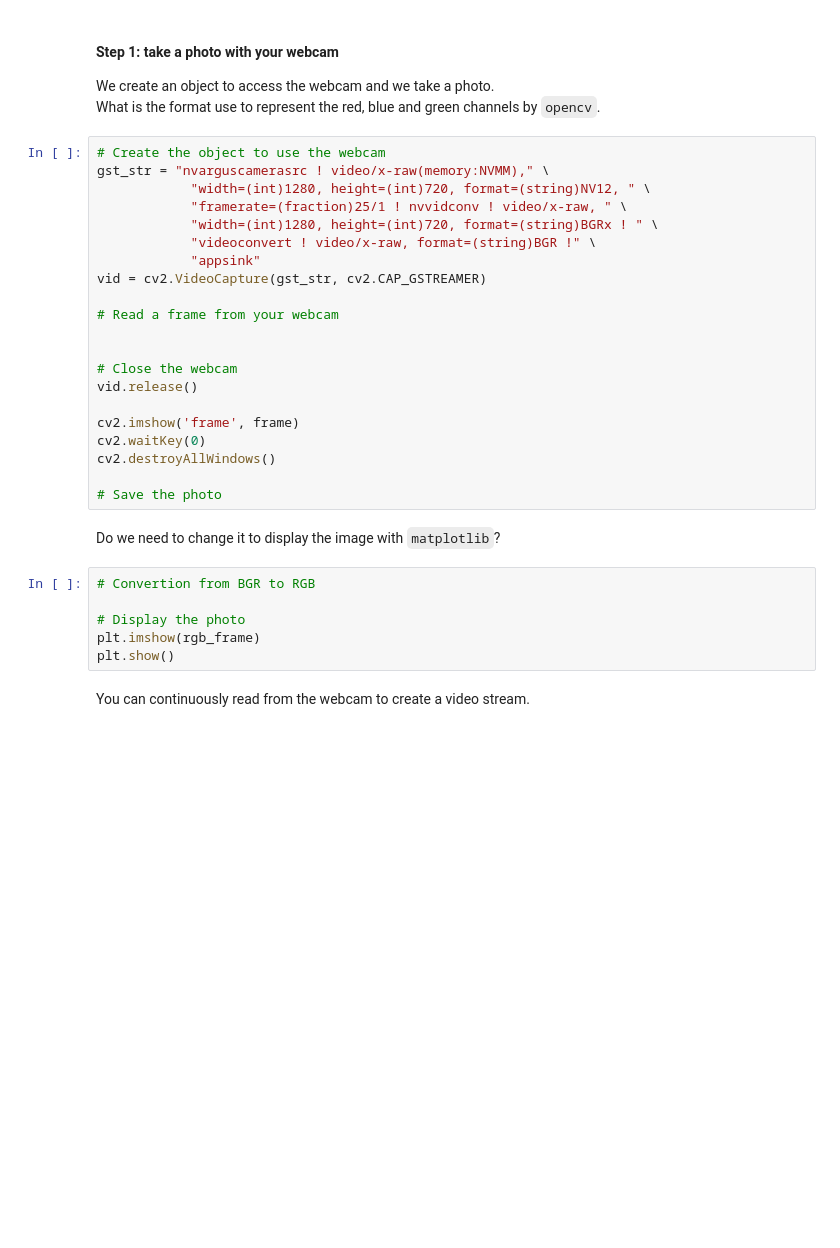
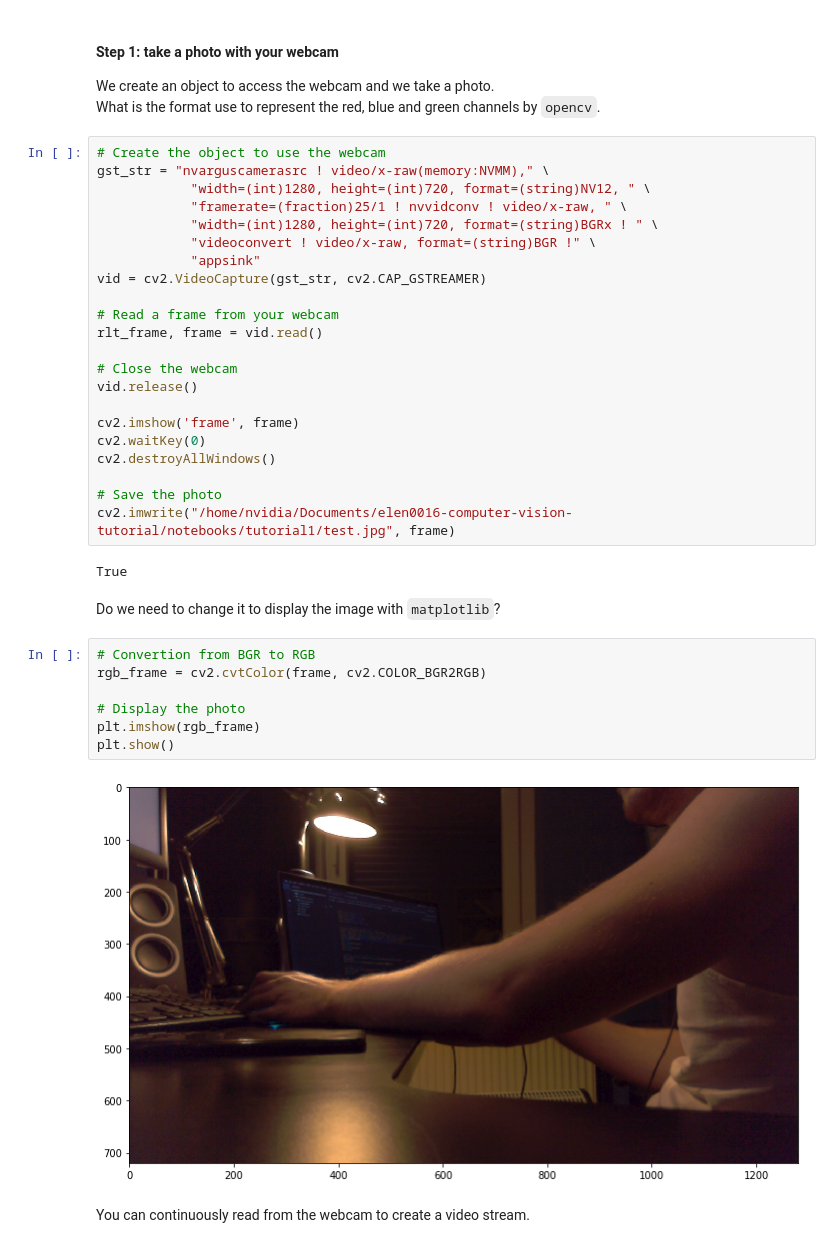
Before and after one commit to Deimort/elen0016-computer-vision-tutorial, a Jupyter notebook: notebooks/tutorial1/cv_tp1.ipynb, the cells around one changed output. Saved outputs shown, nothing was run; the diff lists cells and outputs as text; blank space fills up the shorter version.

Commit message:
Tutorial done

```diff
--- a/notebooks/tutorial1/cv_tp1.ipynb
+++ b/notebooks/tutorial1/cv_tp1.ipynb
@@ -28,7 +28,7 @@ gst_str = "nvarguscamerasrc ! video/x-raw(memory:NVMM)," \
 vid = cv2.VideoCapture(gst_str, cv2.CAP_GSTREAMER)
 
 # Read a frame from your webcam
-
+rlt_frame, frame = vid.read()
 
 # Close the webcam
 vid.release()
@@ -38,14 +38,20 @@ cv2.waitKey(0)
 cv2.destroyAllWindows()
 
 # Save the photo
+cv2.imwrite("/home/nvidia/Documents/elen0016-computer-vision-tutorial/notebooks/tutorial1/test.jpg", frame)
+# %% [output]
+True
 # %% [markdown]
 Do we need to change it to display the image with `matplotlib`?
 # %%
 # Convertion from BGR to RGB
+rgb_frame = cv2.cvtColor(frame, cv2.COLOR_BGR2RGB)
 
 # Display the photo
 plt.imshow(rgb_frame)
 plt.show()
+# %% [output]
+[figure, added]
 # %% [markdown]
 You can continuously read from the webcam to create a video stream.
 # %%
```
Also changed, not shown: parts of 7 cells of this notebook.
